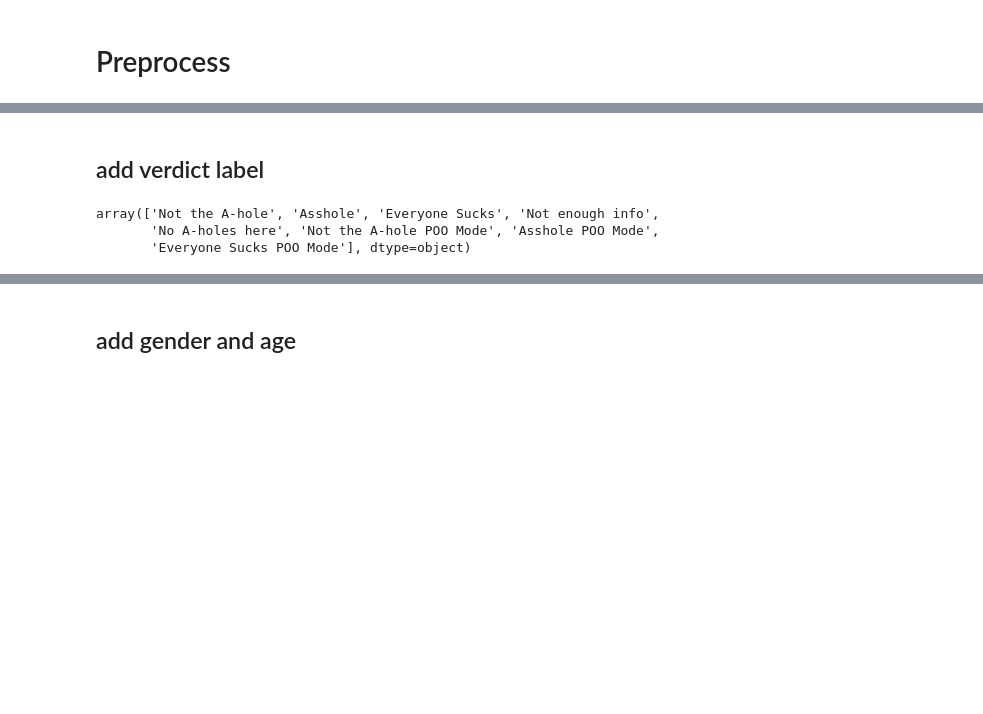
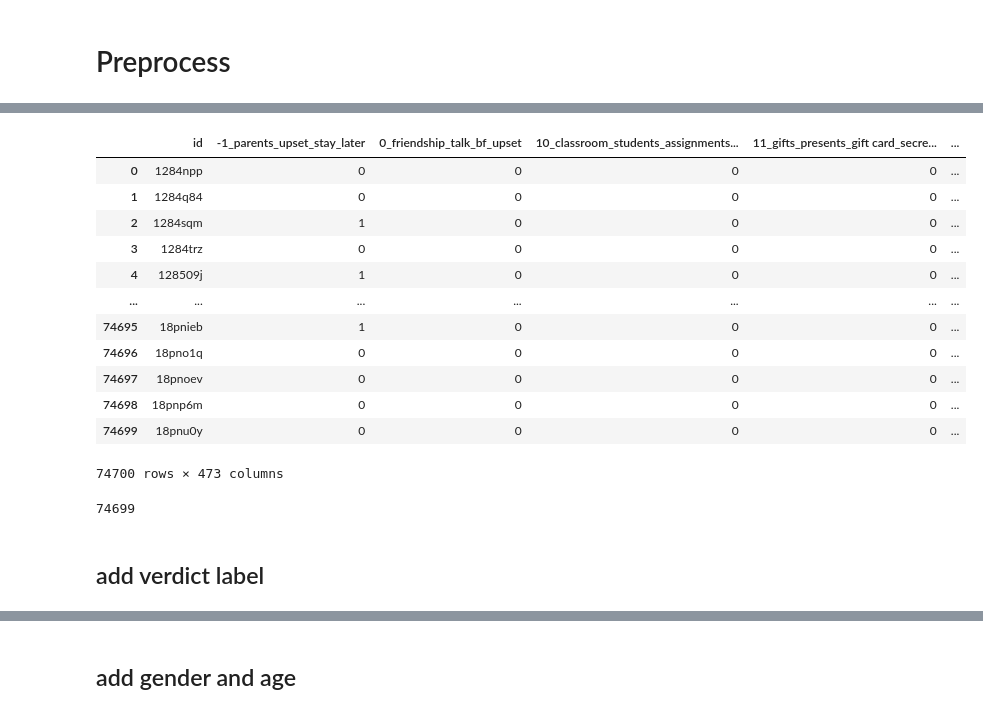
Before and after one commit to Garrett-Allen/aita_analysis, a Jupyter notebook: lightgbm.ipynb, the cells around one changed output, grey strips where cells are left out. Cells and saved outputs as stored; diff of their text form; code cells hidden in the pictures; blank space fills up the shorter version.

```diff
--- a/lightgbm.ipynb
+++ b/lightgbm.ipynb
@@ -15,0 +65,13 @@ df = pd.read_parquet("labeled_post.parquet")
+# %%
+df_topic = pd.concat([df_topic, pd.get_dummies(df_topic.Name, dtype=int)], axis=1)
+# %%
+df_topic_ohe = pd.DataFrame(
+    {
+        keyword: df_topic['Representation'].apply(lambda x: 1 if keyword in x else 0)
+        for keyword in keywords
+    }
+)
+# %%
+df_topic = pd.concat([df_topic, df_topic_ohe], axis=1)
+# %%
+df_topic = df_topic.drop(columns=['Unnamed: 0', 'Topic', 'Count', 'Name', 'Representation'])
@@ -15,0 +81,16 @@ df = pd.read_parquet("labeled_post.parquet")
+# %%
+df_topic
+# %% [output]
+|  | id | -1_parents_upset_stay_later | 0_friendship_talk_bf_upset | 10_classroom_students_assignments... | 11_gifts_presents_gift card_secre... | ... |
+| 0 | 1284npp | 0 | 0 | 0 | 0 | ... |
+| 1 | 1284q84 | 0 | 0 | 0 | 0 | ... |
+| 2 | 1284sqm | 1 | 0 | 0 | 0 | ... |
+| 3 | 1284trz | 0 | 0 | 0 | 0 | ... |
+| 4 | 128509j | 1 | 0 | 0 | 0 | ... |
+| ... | ... | ... | ... | ... | ... | ... |
+| 74695 | 18pnieb | 1 | 0 | 0 | 0 | ... |
+| 74696 | 18pno1q | 0 | 0 | 0 | 0 | ... |
+| 74697 | 18pnoev | 0 | 0 | 0 | 0 | ... |
+| 74698 | 18pnp6m | 0 | 0 | 0 | 0 | ... |
+| 74699 | 18pnu0y | 0 | 0 | 0 | 0 | ... |
+74700 rows × 473 columns
@@ -16,10 +99,8 @@ df = pd.read_parquet("labeled_post.parquet")
+# %%
+len(df)
+# %% [output]
+74699
 # %% [markdown]
 ## add verdict label
-# %%
-df.link_flair_text.unique()
-# %% [output]
-array(['Not the A-hole', 'Asshole', 'Everyone Sucks', 'Not enough info',
-       'No A-holes here', 'Not the A-hole POO Mode', 'Asshole POO Mode',
-       'Everyone Sucks POO Mode'], dtype=object)
 # %%
 flairs = {
```
Also changed, not shown: parts of 57 cells of this notebook, 2 other files.
